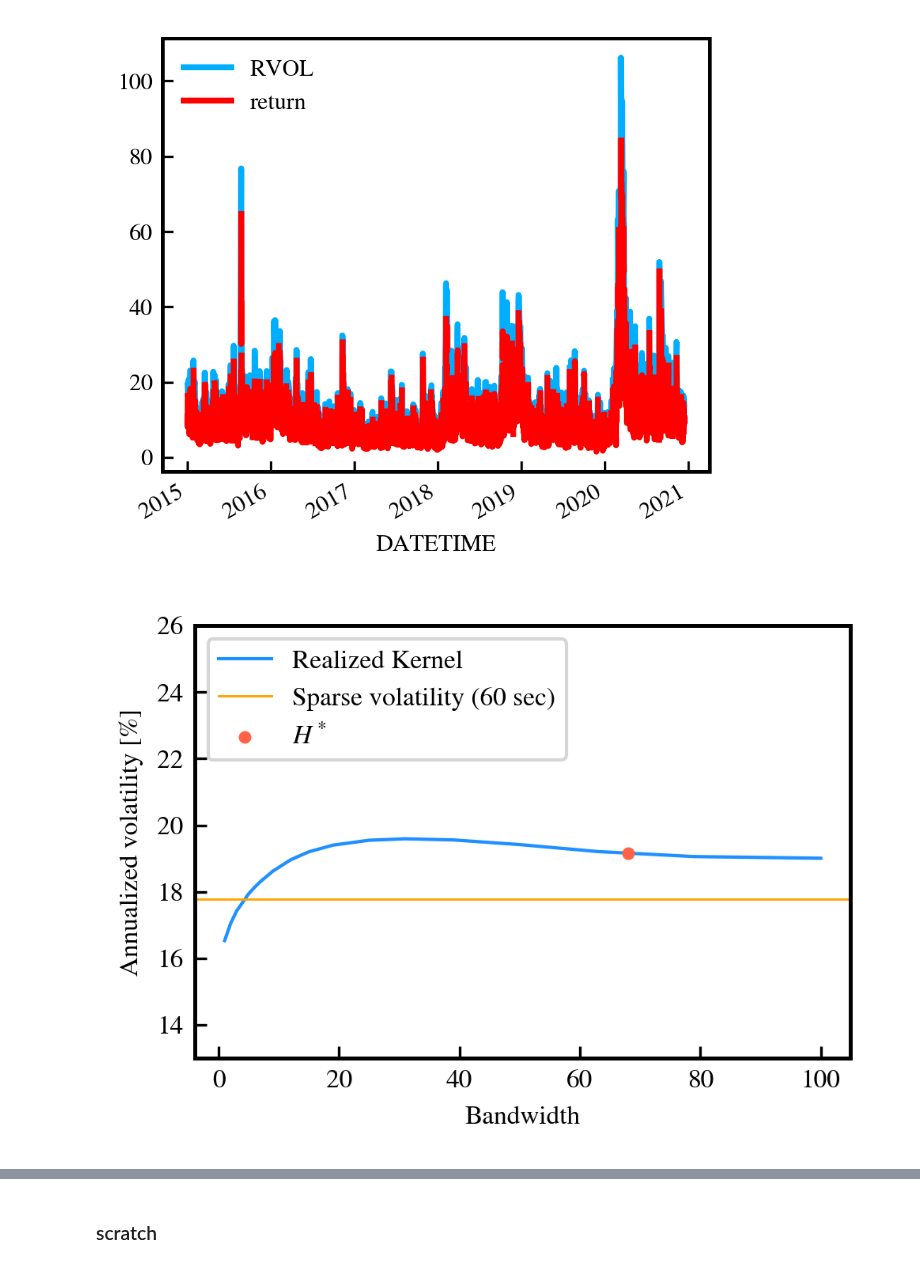
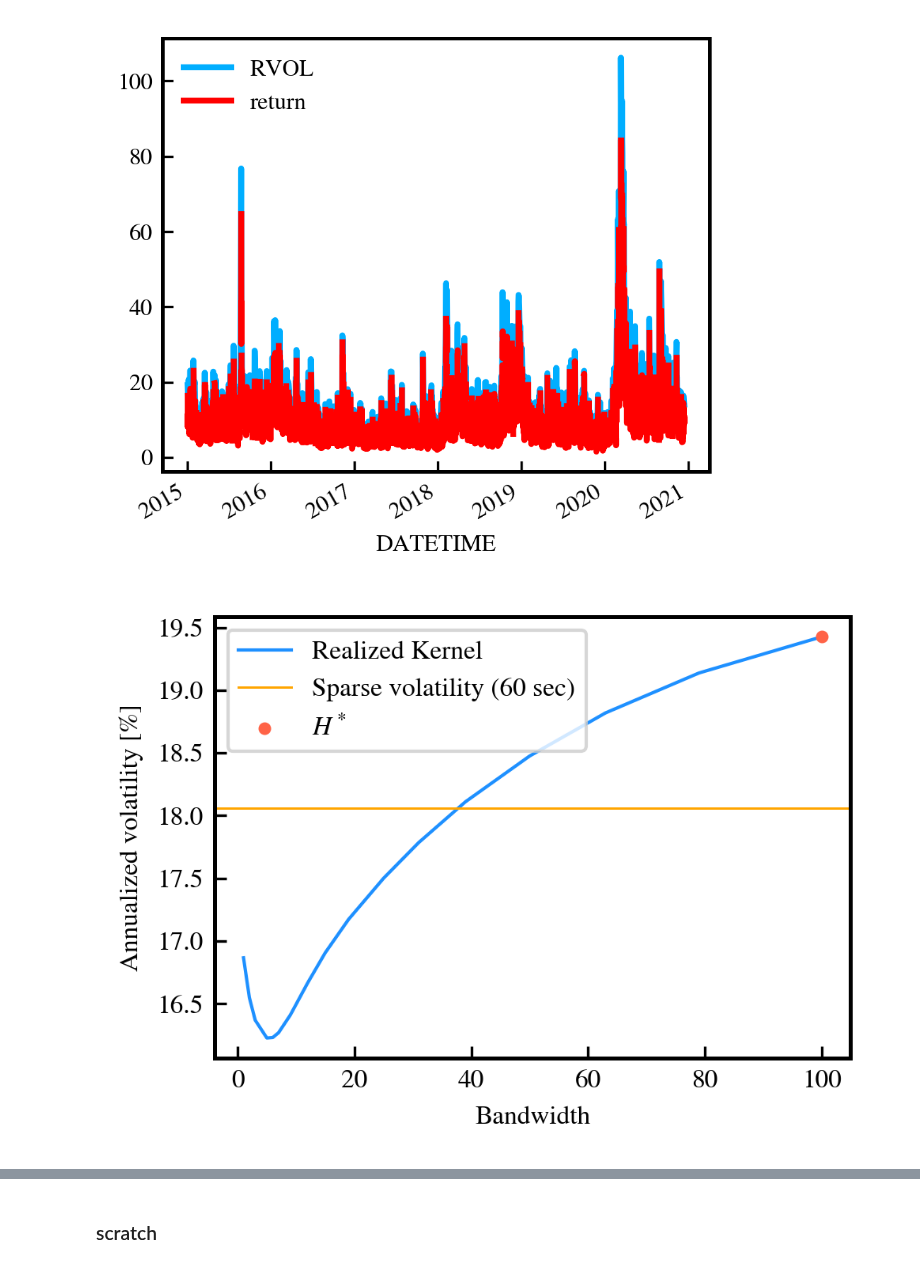
Before and after one commit to LuukOudshoorn25/HighFrequencyTrading, a Jupyter notebook: Code.ipynb, the cells around one changed output, grey strips where cells are left out. Cells and saved outputs as stored; diff of their text form; code cells hidden in the pictures.

```diff
--- a/Code.ipynb
+++ b/Code.ipynb
@@ -280,7 +280,6 @@ class realized_kernel():
         irregular_df = df.copy()
         # Get data for all datetimes, where we fill forward if there is no data
         df = df.reindex(self.times).fillna(method='ffill')
-
         df['logprice'] = np.log(df.PRICE)
         # Get deltalog and deltalog^2 prices
         df['deltalog'] = df.logprice.diff()*100
@@ -367,12 +366,13 @@ class realized_kernel():
     def obtain_K(self,H,irregular_df):
         # make array to loop from -H to H
         h_arr = np.arange(-H,H+1,1,dtype=int)
+        irregular_df['deltalog'] = np.log(irregular_df.PRICE).diff().values*100
         # make flat numpy array from the raw return data (approx second)
         x = irregular_df.deltalog.dropna().values.flatten()
         K_X = 0
         parzen_values=[]
         # loop 1 over the lags
-        gammas = []
+        gamma1 = 0
         for h in h_arr:
             j_arr = np.arange(np.abs(h)+1,len(x)+1,dtype=int)
             gamma_h = 0
@@ -380,9 +380,11 @@ class realized_kernel():
             for j in j_arr:
                 gamma_h += x[j-1]*x[j-np.abs(h)-1]
             K_X += gamma_h*self.Parzen(h/(H+1))
-        return np.sqrt(252*K_X)
+            if h==1:
+                gamma1 = gamma_h
+        return np.sqrt(252*K_X),gamma1
 
-    def worker(self,day,H=None,get_H=False):
+    def worker(self,day,H=None,get_H=False,ret_gamma1=False):
         """worker to loop over days"""
         try:
             daily_counts = pd.read_hdf('./days.h5')
@@ -391,21 +393,24 @@ class realized_kernel():
             iloc0 = max(int(daily_counts.loc[:day].sum().iloc[0]-counts)-1000,0)
             hdf_df = pd.read_hdf('./data.h5')
             oneday = hdf_df.iloc[iloc0:counts+iloc0+1000].loc[day]
+            irregular_df = oneday
             # get regular and irregular dfs
-            regular_df, irregular_df = self.make_regular_df(oneday)
+            #egular_df, irregular_df = self.make_regular_df(oneday)
             # make sparse (1min) df
-            sprse_oneday = self.make_sparse_df(oneday)
+            #prse_oneday = self.make_sparse_df(oneday)
             # get RVsparse
-            RVsparse = self.get_RV_sparse(regular_df[['logprice']])
+            #Vsparse = self.get_RV_sparse(regular_df[['logprice']])
             # get optimal bandwidth
-            Hopt = self.get_optimal_bandwidth(regular_df, irregular_df)
+            #opt = self.get_optimal_bandwidth(regular_df, irregular_df)
             # get realized kernel estimate
             if not H:
                 H = Hopt
             else:
                 H = H
-            RK_est = self.obtain_K(H,irregular_df)
+            RK_est,gamma1 = self.obtain_K(H,irregular_df)
             print(day,'success')
+            if ret_gamma1:
+                return RK_est,gamma1
             if get_H:
                 return RK_est,H
             else:
@@ -415,22 +420,28 @@ class realized_kernel():
             return np.nan
     def iterate_over_days(self):
         # Get unique days in dataset
+        df = df_highres.iloc[:1000000]
         days = df.resample('1D').median()
         days = days.dropna().index
-        days = pd.Series(days).apply(lambda x: x.strftime('%Y-%m-%d')).values
+        days = pd.Series(days).apply(lambda x: x.strftime('%Y-%m-%d')).values[:500]
         daily_counts = df[['PRICE']].resample('1D').count()
         # Write to hdf5 file to parallel read them
         df.to_hdf('data.h5', key='df', mode='w')
         daily_counts.to_hdf('days.h5', key='df', mode='w')
         # iterate over days
-        RK_estimates = Parallel(n_jobs=23)(delayed(self.worker)(i) for i in days)
+        RK_estimates = Parallel(n_jobs=23)(delayed(self.worker)(i,get_H=False,ret_gamma1=True) for i in days)
+        RKs = np.array([w[0] for w in RK_estimates])
+        gamma_1s = np.array([w[1] for w in RK_estimates])
+        plt.hist(gamma_1s)
+        plt.show()
         #np.array([self.worker(day) for day in days[:N]])#
-        self.RKvalues = pd.DataFrame({'Day':days,'RealizedKernel':RK_estimates})
+        self.RKvalues = pd.DataFrame({'Day':days,'RealizedKernel':RKs})
         return self.RKvalues
 
     def signature_plot(self):
-        Hs = np.hstack((np.logspace(0.1,2.,20,dtype=int),None))
-        K_Hs = Parallel(n_jobs=23)(delayed(self.worker)('2015-01-02',H,True) for H in Hs)
+        Hs = np.hstack((np.logspace(0.1,2,20,dtype=int)))
+        Hs = np.logspace(0.1,2,20,dtype=int)
+        K_Hs = Parallel(n_jobs=23)(delayed(self.worker)('2015-01-02',H,True,False) for H in Hs)
         Ks = np.array([w[0] for w in K_Hs])
         plt.figure(figsize=(3.321,2.4))
         plt.ylabel('Annualized volatility [%]')
@@ -447,33 +458,33 @@ class realized_kernel():
         oneday = hdf_df.iloc[iloc0:counts+iloc0+1000].loc[day]
 
         subdf_1min = self.make_sparse_df(oneday)
         plt.axhline(np.sqrt(252*subdf_1min['deltalog2'].sum()),color='orange',lw=0.7,label='Sparse volatility (60 sec)')
         plt.xlabel('Bandwidth')
-        plt.ylim(13,26)
+        #plt.ylim(13,26)
 
         plt.scatter(K_Hs[-1][1],K_Hs[-1][0],label=r'$H^*$',color='tomato',s=8,zorder=2)
         plt.legend(frameon=1,loc='upper left')
         plt.tight_layout()
         plt.savefig('vola_vs_bandwidth.pdf')
         plt.show()
 
     def plot_RKvol(self):
         RK_values = self.RKvalues
         ### plot figure
         RK_values.index = pd.to_datetime(RK_values.Day)
         df_1min = df[['PRICE']].resample('1T').median()
         df_1min['logprice'] = np.log(df_1min.PRICE)
         df_1min['deltalog'] = df_1min.logprice.diff()*100
         df_1min['deltalog2'] = (df_1min.logprice.diff()*100)**2
         sparse_volas = np.sqrt(252*df_1min.deltalog2.resample('1D').sum())
         plt.plot(RK_values.index,RK_values.RealizedKernel,lw=1,label='RKVOL')
         plt.plot(sparse_volas[sparse_volas>0],lw=1,label='RVOL')
         plt.legend(frameon=1)
         plt.ylabel('Annualized volatility [%]')
 
 RK = realized_kernel()
 RK.signature_plot()
-#RK_values = RK.iterate_over_days()
+#RK.iterate_over_days()
 #RK.plot_RKvol()
 # %% [output]
-[figure, old version]
+[figure, new version]
```
Also changed, not shown: parts of 4 cells of this notebook.
